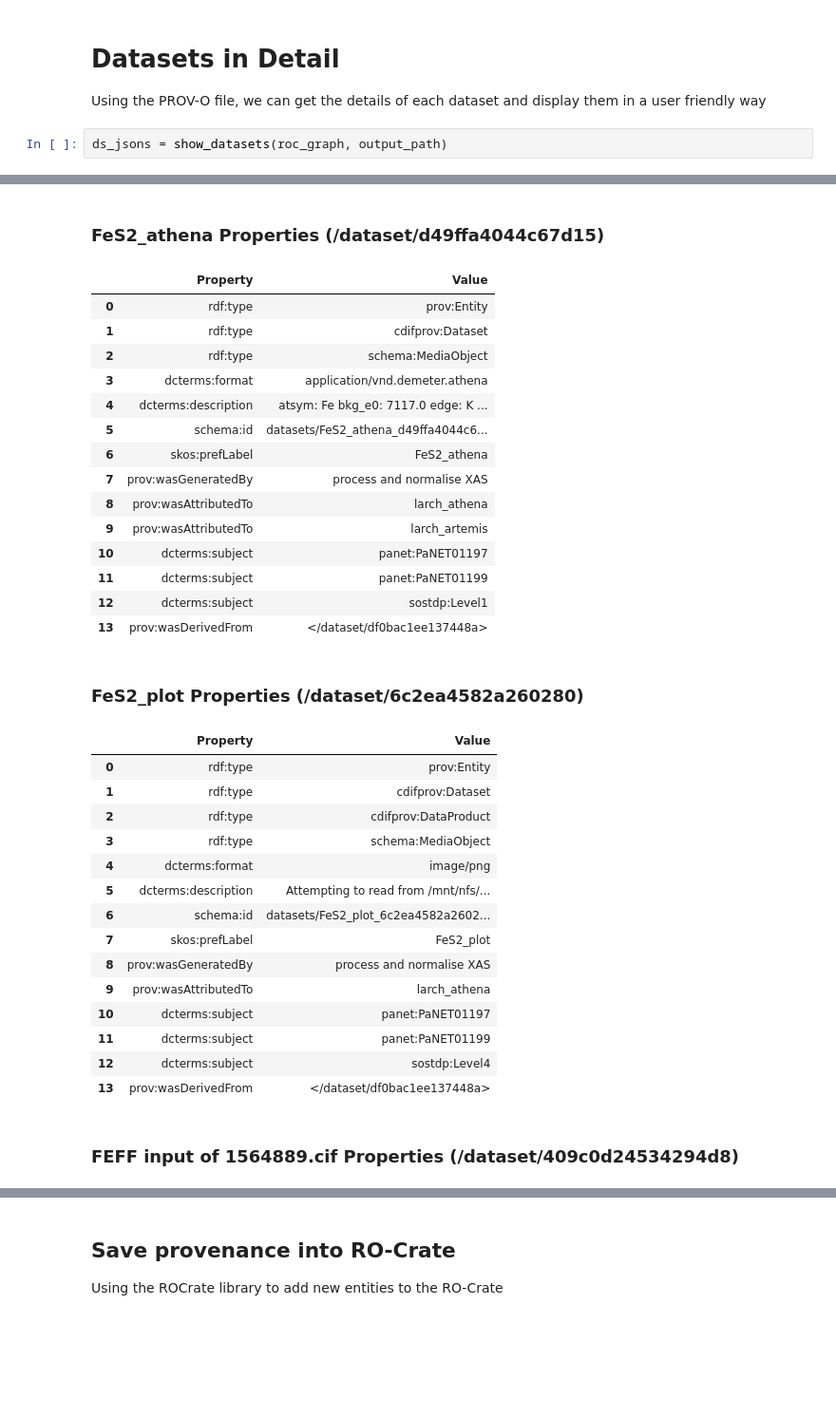
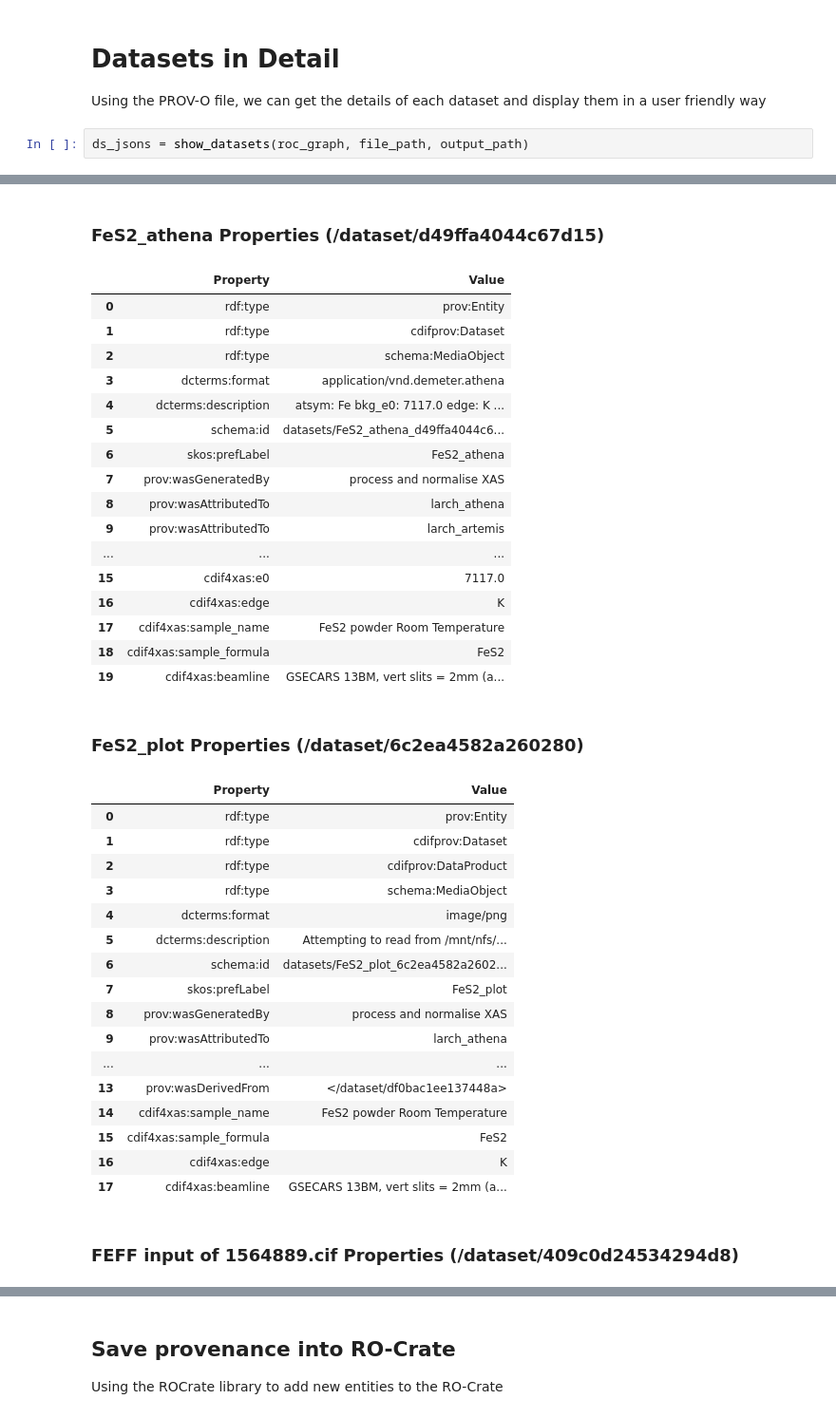
Before and after one commit to scman1/Galaxy-RO-Crate-Parse, a Jupyter notebook: RO_Crate_Processing.ipynb, the cells around one changed output, grey strips where cells are left out. Shown at 95% size. Saved outputs shown, nothing was run; the diff lists cells and outputs as text; blank space fills up the shorter version.

```diff
--- a/RO_Crate_Processing.ipynb
+++ b/RO_Crate_Processing.ipynb
@@ -142,7 +142,7 @@ display(HTML(datasets_prov.to_html().replace("\\n","<br>")))
 # Datasets in Detail
 Using the PROV-O file, we can get the details of each dataset and display them in a user friendly way
 # %%
-ds_jsons = show_datasets(roc_graph, output_path)
+ds_jsons = show_datasets(roc_graph, file_path, output_path)
 # %% [output]
 fes2_rt01_mar02.xmu Properties (/dataset/df0bac1ee137448a)
 |  | Property | Value |
@@ -169,41 +173,45 @@ fes2_rt01_mar02.xmu Properties (/dataset/df0bac1ee137448a)
 | 6 | skos:prefLabel | 1564889.cif |
 | 7 | prov:wasGeneratedBy | fetch data from history |
 | 8 | prov:wasAttributedTo | DATA_FETCH |
 | 9 | prov:wasAttributedTo | larch_feff |
 | 10 | dcterms:subject | panet:PaNET01082 |
 | 11 | dcterms:subject | sostdp:Level3 |
 FeS2_athena Properties (/dataset/d49ffa4044c67d15)
 |  | Property | Value |
 | 0 | rdf:type | prov:Entity |
 | 1 | rdf:type | cdifprov:Dataset |
 | 2 | rdf:type | schema:MediaObject |
 | 3 | dcterms:format | application/vnd.demeter.athena |
 | 4 | dcterms:description | atsym: Fe bkg_e0: 7117.0 edge: K ... |
 | 5 | schema:id | datasets/FeS2_athena_d49ffa4044c6... |
 | 6 | skos:prefLabel | FeS2_athena |
 | 7 | prov:wasGeneratedBy | process and normalise XAS |
 | 8 | prov:wasAttributedTo | larch_athena |
 | 9 | prov:wasAttributedTo | larch_artemis |
-| 10 | dcterms:subject | panet:PaNET01197 |
-| 11 | dcterms:subject | panet:PaNET01199 |
-| 12 | dcterms:subject | sostdp:Level1 |
-| 13 | prov:wasDerivedFrom | </dataset/df0bac1ee137448a> |
+| ... | ... | ... |
+| 15 | cdif4xas:e0 | 7117.0 |
+| 16 | cdif4xas:edge | K |
+| 17 | cdif4xas:sample_name | FeS2 powder Room Temperature |
+| 18 | cdif4xas:sample_formula | FeS2 |
+| 19 | cdif4xas:beamline | GSECARS 13BM, vert slits = 2mm (a... |
 FeS2_plot Properties (/dataset/6c2ea4582a260280)
 |  | Property | Value |
 | 0 | rdf:type | prov:Entity |
 | 1 | rdf:type | cdifprov:Dataset |
 | 2 | rdf:type | cdifprov:DataProduct |
 | 3 | rdf:type | schema:MediaObject |
 | 4 | dcterms:format | image/png |
 | 5 | dcterms:description | Attempting to read from /mnt/nfs/... |
 | 6 | schema:id | datasets/FeS2_plot_6c2ea4582a2602... |
 | 7 | skos:prefLabel | FeS2_plot |
 | 8 | prov:wasGeneratedBy | process and normalise XAS |
 | 9 | prov:wasAttributedTo | larch_athena |
-| 10 | dcterms:subject | panet:PaNET01197 |
-| 11 | dcterms:subject | panet:PaNET01199 |
-| 12 | dcterms:subject | sostdp:Level4 |
+| ... | ... | ... |
 | 13 | prov:wasDerivedFrom | </dataset/df0bac1ee137448a> |
+| 14 | cdif4xas:sample_name | FeS2 powder Room Temperature |
+| 15 | cdif4xas:sample_formula | FeS2 |
+| 16 | cdif4xas:edge | K |
+| 17 | cdif4xas:beamline | GSECARS 13BM, vert slits = 2mm (a... |
 FEFF input of 1564889.cif Properties (/dataset/409c0d24534294d8)
 |  | Property | Value |
 | 0 | rdf:type | prov:Entity |
```
Also changed, not shown: parts of 1 cell of this notebook, 2 other files.
